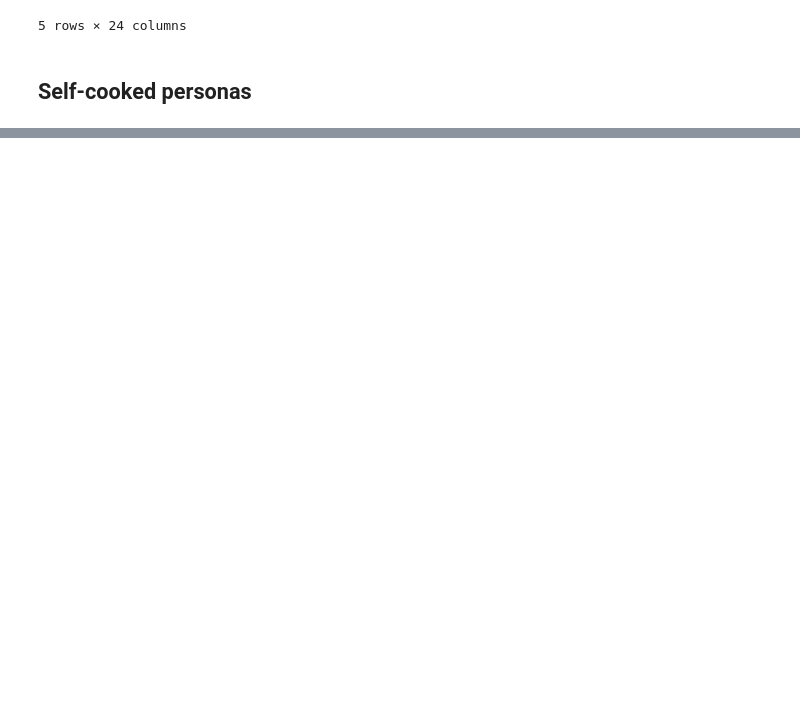
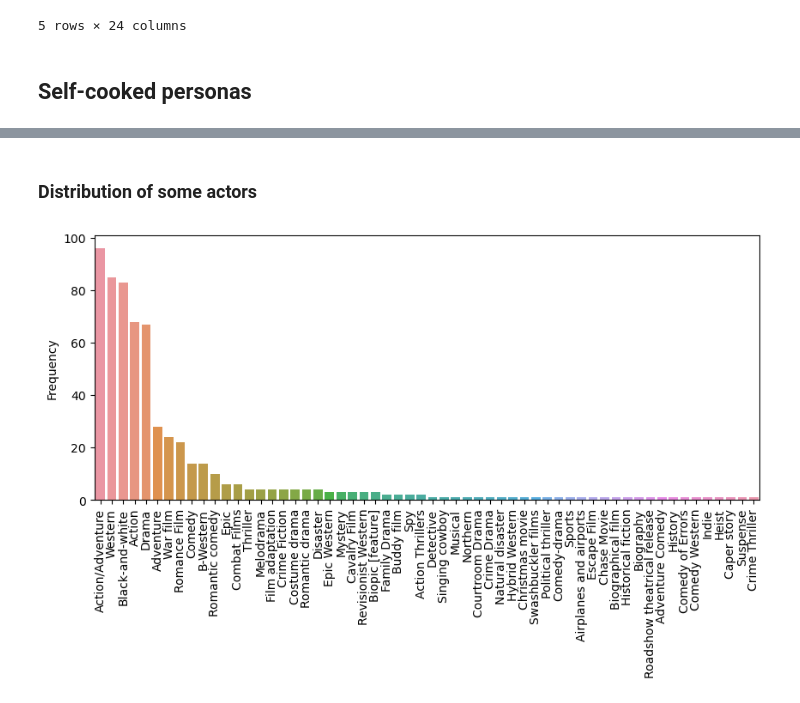
Before and after one commit to epfl-ada/ada-2023-project-advanceddataarsonists, a Jupyter notebook: initial_analyses.ipynb, the cells around one changed output, grey strips where cells are left out. Cells and saved outputs as stored; diff of their text form; code cells hidden in the pictures; blank space fills up the shorter version.

```diff
--- a/initial_analyses.ipynb
+++ b/initial_analyses.ipynb
@@ -479,0 +523,4 @@ movies_personas_cmu.sample(5)
+# %%
+movie_genre_per_actor["genres_freq"] = movie_genre_per_actor["genres_flattened"].apply(lambda ls: dict(sorted(dict(Counter(ls)).items(), key=lambda item: item[1], reverse=True)))
+# %%
+movie_genre_per_actor = movie_genre_per_actor.drop("genres_flattened", axis=1)
@@ -479,0 +536,14 @@ movies_personas_cmu.sample(5)
+# %% [markdown]
+### Distribution of some actors
+# %%
+top_actors = movie_genre_per_actor.sort_values("total_movies", ascending=False).copy().head()
+# %%
+actor_1 = top_actors["genres_freq"].iloc[0]
+# %%
+plt.figure(figsize=(10, 4))
+sns.barplot(x=list(actor_1.keys()), y=list(actor_1.values()))
+plt.ylabel("Frequency")
+plt.xticks(rotation=90)
+plt.show()
+# %% [output]
+[figure, added]
```
Also changed, not shown: parts of 17 cells of this notebook.
